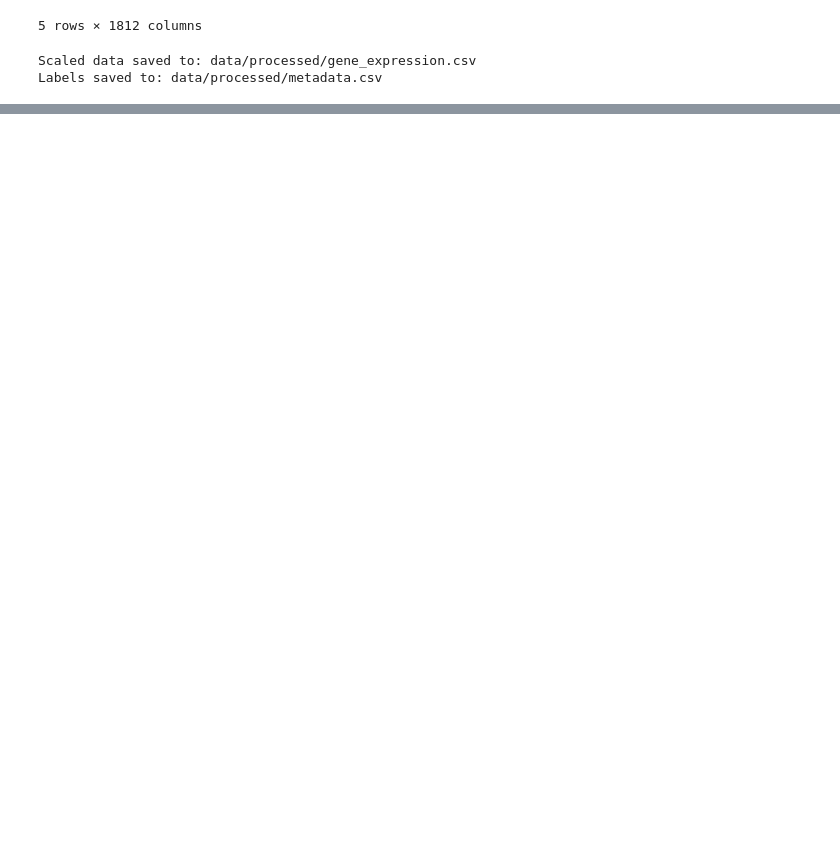
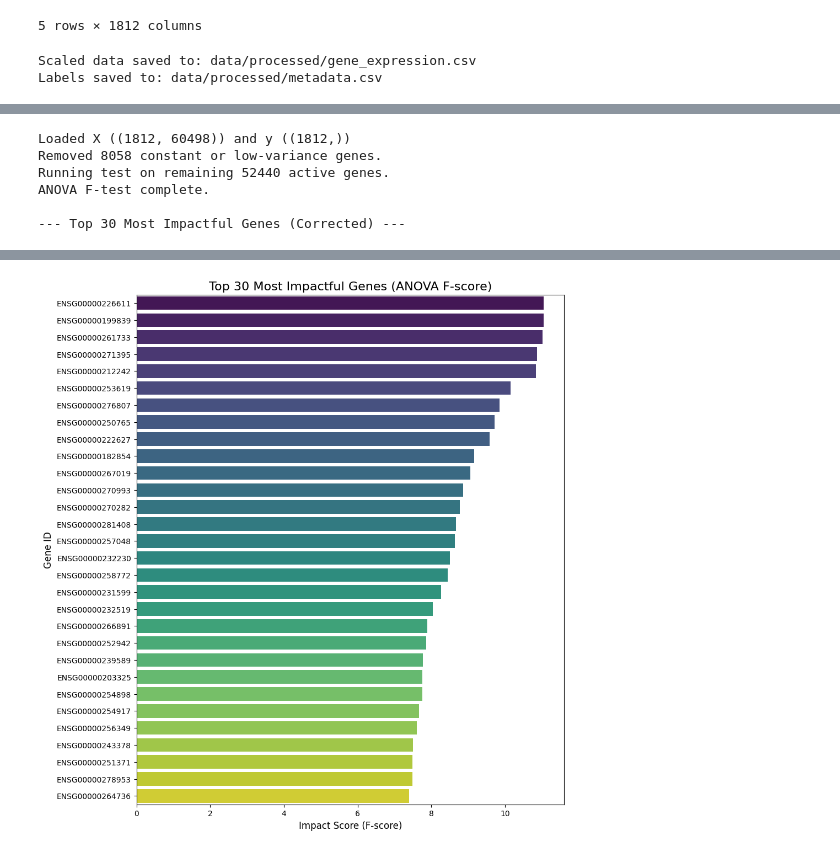
Before and after one commit to tobitotaku/ai-brain-tumor, a Jupyter notebook: preprocessing_stream_c.ipynb, the cells around one changed output, grey strips where cells are left out. Saved outputs shown, nothing was run; the diff lists cells and outputs as text; code cells hidden in the pictures; blank space fills up the shorter version.

```diff
--- a/preprocessing_stream_c.ipynb
+++ b/preprocessing_stream_c.ipynb
@@ -577,0 +630,70 @@ plt.show()
+# %%
+import pandas as pd
+import seaborn as sns
+import matplotlib.pyplot as plt
+from sklearn.feature_selection import f_classif
+
+# We need y as a 1D array for the test
+y_ravel = y.values.ravel()
+
+# This assumes X and y_ravel are loaded from your EDA notebook setup
+print(f"Loaded X ({X.shape}) and y ({y_ravel.shape})")
+
+# --- 1. NEW: Filter X to remove constant/dead genes ---
+# Calculate variance for each gene (column) in our scaled data
+gene_variances = X.var(axis=0)
+
+# We will only keep genes with a variance > 0.01
+# This is a safe threshold to remove "dead" genes (which have 0 variance)
+# and "noisy" genes (which have near-0 variance)
+variance_filter = gene_variances > 0.01
+
+# Apply the filter to X
+X_active_genes = X.loc[:, variance_filter] # .loc to be explicit
+
+genes_removed = X.shape[1] - X_active_genes.shape[1]
+print(f"Removed {genes_removed} constant or low-variance genes.")
+print(f"Running test on remaining {X_active_genes.shape[1]} active genes.")
+
+# --- 2. Run ANOVA F-test *on the filtered data* ---
+f_scores, p_values = f_classif(X_active_genes, y_ravel)
+print("ANOVA F-test complete.")
+
+# --- 3. Create a DataFrame of Results ---
+gene_impact_df = pd.DataFrame({
+    'gene_id': X_active_genes.columns, # Use columns from the filtered data
+    'f_score': f_scores,
+    'p_value': p_values
+})
+
+# We can now safely drop any remaining NaNs (though there shouldn't be)
+gene_impact_df = gene_impact_df.dropna()
+
+# --- 4. Get the Top 30 *True* Genes ---
+# Sort by the F-score (highest first)
+top_30_genes = gene_impact_df.sort_values(by='f_score', ascending=False).head(30)
+
+print("\n--- Top 30 Most Impactful Genes (Corrected) ---")
+display(top_30_genes)
+
+# --- 5. Plot the Top 30 Gene Scores ---
+plt.figure(figsize=(10, 12))
+sns.barplot(
+    x='f_score',
+    y='gene_id',
+    data=top_30_genes,
+    palette='viridis',
+    hue='gene_id',    # <-- FIX: Assign y variable to hue
+    legend=False
+)
+plt.title('Top 30 Most Impactful Genes (ANOVA F-score)', fontsize=16)
+plt.xlabel('Impact Score (F-score)', fontsize=12)
+plt.ylabel('Gene ID', fontsize=12)
+plt.show()
+# %% [output]
+Loaded X ((1812, 60498)) and y ((1812,))
+Removed 8058 constant or low-variance genes.
+Running test on remaining 52440 active genes.
+ANOVA F-test complete.
+
+--- Top 30 Most Impactful Genes (Corrected) ---
@@ -577,0 +717 @@ plt.show()
+[figure, added]
```
Also changed, not shown: parts of 12 cells of this notebook.
